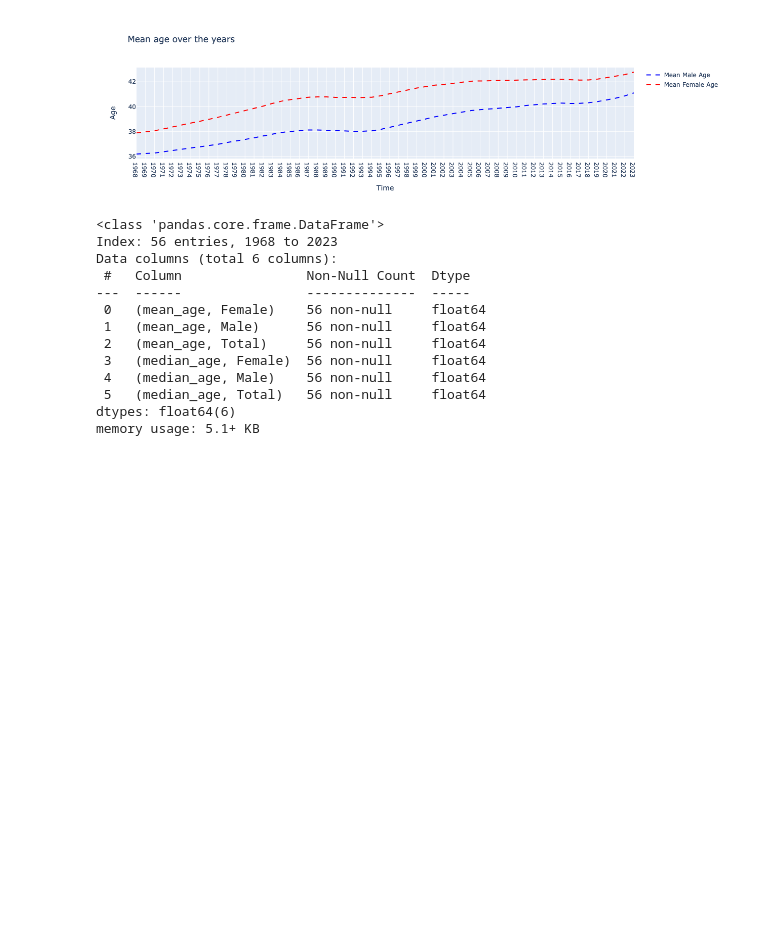
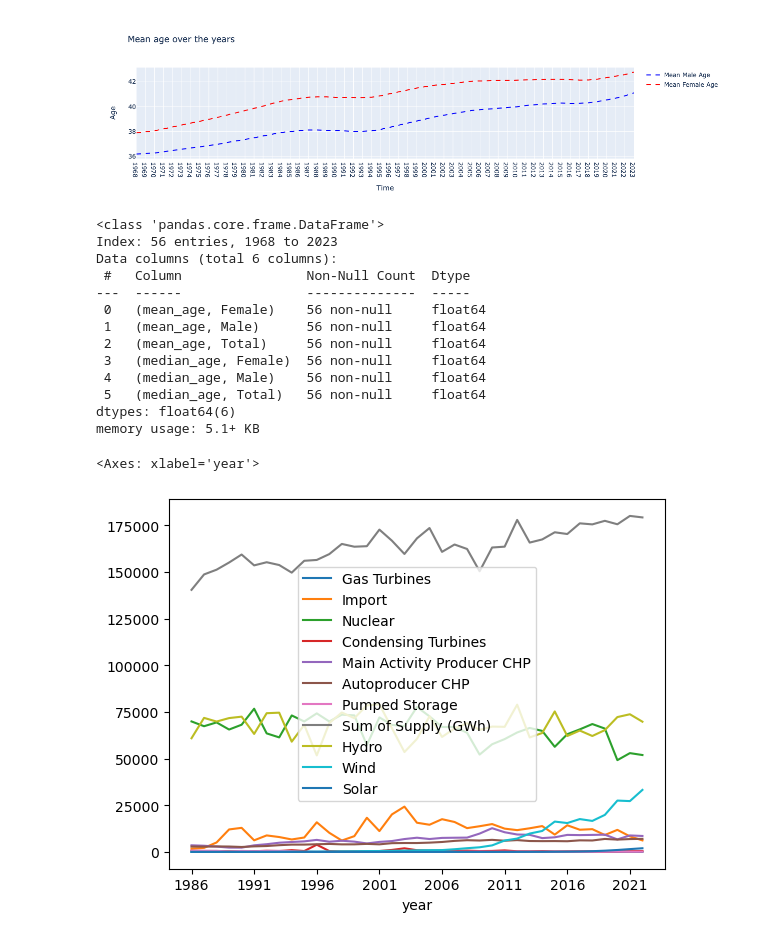
Before and after one commit to Getfader/sweden_stats, a Jupyter notebook: testspace.ipynb, the cells around one changed output. Saved outputs shown, nothing was run; the diff lists cells and outputs as text; code cells hidden in the pictures; blank space fills up the shorter version.

```diff
--- a/testspace.ipynb
+++ b/testspace.ipynb
@@ -528,3 +528,8 @@ Data columns (total 6 columns):
  5   (median_age, Total)   56 non-null     float64
 dtypes: float64(6)
 memory usage: 5.1+ KB
+# %%
+sweden_energy.plot()
+# %% [output]
+<Axes: xlabel='year'>
+[figure, added]
```
Also changed, not shown: 1 other file.
